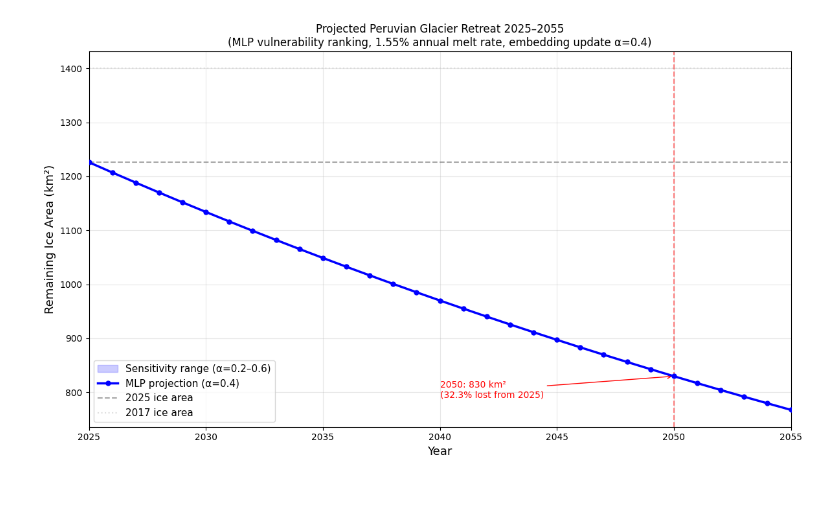
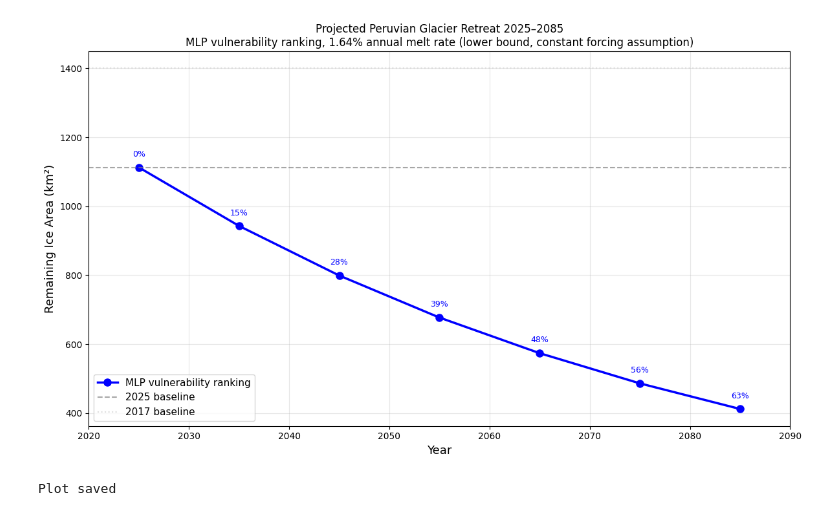
Before and after one commit to mattdaly04/Glacier-Project, a Jupyter notebook: Glacier Project/future_melt.ipynb, the cells around one changed output. Saved outputs shown, nothing was run; the diff lists cells and outputs as text; code cells hidden in the pictures.

Commit message:
added glacier_selection to select and plot representative glaciers

```diff
--- a/Glacier Project/future_melt.ipynb
+++ b/Glacier Project/future_melt.ipynb
@@ -95,15 +115,21 @@ mlp_model.load_state_dict(torch.load(
 mlp_model.eval()
 print("MLP loaded ✓")
 
-def predict_mlp(embeddings_np, batch_size=65536):
+def compute_scores(embeddings_np, batch_size=65536):
     embeddings = torch.from_numpy(embeddings_np).to(DEVICE)
-    probs = []
+    scores = []
     with torch.no_grad():
         for start in range(0, len(embeddings), batch_size):
             logits = mlp_model(embeddings[start:start+batch_size])
-            probs.extend(torch.sigmoid(logits).cpu().numpy())
+            scores.extend(torch.sigmoid(logits).cpu().numpy())
     del embeddings
     torch.cuda.empty_cache()
-    return np.array(probs, dtype=np.float32)
+    return np.array(scores, dtype=np.float32)
+
+print("Computing vulnerability scores for all 2025 pixels...")
+scores = compute_scores(df_matched[AE_COLS].values.astype(np.float32))
+print(f"Scores computed: {len(scores):,}")
+print(f"Score distribution: min={scores.min():.4f}, "
+      f"mean={scores.mean():.4f}, max={scores.max():.4f}")
 # %% [output]
 MLP loaded ✓
@@ -238,9 +201,9 @@ for alpha in sorted(SENSITIVITY_ALPHAS):
 # %%
-print(f"\n=== PROJECTION RESULTS (α={PRIMARY_ALPHA}) ===\n")
+print("\n=== PROJECTION RESULTS ===\n")
 print(f"{'Year':<6} {'Ice Area (km²)':>15} {'Loss (km²)':>12} {'Loss %':>8}")
 print("-" * 45)
 
-for year, area in primary_history:
+for year, area in area_history:
     loss_km2 = start_area - area
     loss_pct = loss_km2 / start_area * 100
     print(f"{year:<6} {area:>15.2f} {loss_km2:>12.2f} {loss_pct:>7.1f}%")
@@ -265,51 +292,40 @@ Year    Ice Area (km²)   Loss (km²)   Loss %
 # %%
 fig, ax = plt.subplots(figsize=(12, 7))
 
-years = [y for y, _ in primary_history]
-areas_primary = [a for _, a in primary_history]
+years = [y for y, _ in area_history]
+areas = [a for _, a in area_history]
 
-# Sensitivity band
-all_areas = np.array([[a for _, a in sensitivity_histories[alpha]]
-                       for alpha in sorted(SENSITIVITY_ALPHAS)])
-area_min = all_areas.min(axis=0)
-area_max = all_areas.max(axis=0)
+ax.plot(years, areas, 'b-o', linewidth=2.5, markersize=8,
+        label='MLP vulnerability ranking')
+ax.axhline(y=start_area, color='gray', linestyle='--',
+           alpha=0.7, label='2025 baseline')
+ax.axhline(y=13_996_828 * PIXEL_AREA, color='lightgray',
+           linestyle=':', alpha=0.7, label='2017 baseline')
 
-ax.fill_between(years, area_min, area_max,
-                alpha=0.2, color='blue',
-                label=f'Sensitivity range (α={min(SENSITIVITY_ALPHAS)}–{max(SENSITIVITY_ALPHAS)})')
-ax.plot(years, areas_primary, 'b-o', linewidth=2.5, markersize=5,
-        label=f'MLP projection (α={PRIMARY_ALPHA})', zorder=5)
-
-# Reference lines
-ax.axhline(y=start_area, color='gray', linestyle='--',
-           alpha=0.7, label='2025 ice area')
-ax.axhline(y=13_996_828 * PIXEL_AREA, color='lightgray',
-           linestyle=':', alpha=0.7, label='2017 ice area')
-
-# 2050 annotation
-area_2050 = dict(primary_history).get(2050, None)
-if area_2050:
-    loss_2050 = (start_area - area_2050) / start_area * 100
-    ax.axvline(x=2050, color='red', linestyle='--', alpha=0.5)
-    ax.annotate(f'2050: {area_2050:.0f} km²\n({loss_2050:.1f}% lost from 2025)',
-                xy=(2050, area_2050),
-                xytext=(2040, area_2050 - 40),
-                fontsize=10, color='red',
-                arrowprops=dict(arrowstyle='->', color='red'))
+# Annotate each point
+for year, area in area_history:
+    loss_pct = (start_area - area) / start_area * 100
+    ax.annotate(f'{loss_pct:.0f}%',
+                xy=(year, area),
+                xytext=(0, 12), textcoords='offset points',
+                ha='center', fontsize=9, color='blue')
 
 ax.set_xlabel('Year', fontsize=13)
 ax.set_ylabel('Remaining Ice Area (km²)', fontsize=13)
-ax.set_title('Projected Peruvian Glacier Retreat 2025–2055\n'
-             '(MLP vulnerability ranking, 1.55% annual melt rate, '
-             f'embedding update α={PRIMARY_ALPHA})',
+ax.set_title('Projected Peruvian Glacier Retreat 2025–2085\n'
+             'MLP vulnerability ranking, 1.64% annual melt rate '
+             '(lower bound, constant forcing assumption)',
              fontsize=12)
 ax.legend(fontsize=11)
 ax.grid(True, alpha=0.3)
-ax.set_xlim(2025, 2055)
+ax.set_xlim(2020, 2090)
 
 plt.tight_layout()
-plt.savefig(RESULTS_DIR / 'glacier_retreat_projection.png', dpi=150, bbox_inches='tight')
+plt.savefig(RESULTS_DIR / 'glacier_retreat_projection.png',
+            dpi=150, bbox_inches='tight')
 plt.show()
+print("Plot saved")
 # %% [output]
-[figure, old version]
+[figure, new version]
+Plot saved
 # %%
```
Also changed, not shown: parts of 13 cells of this notebook, 15 other files.
